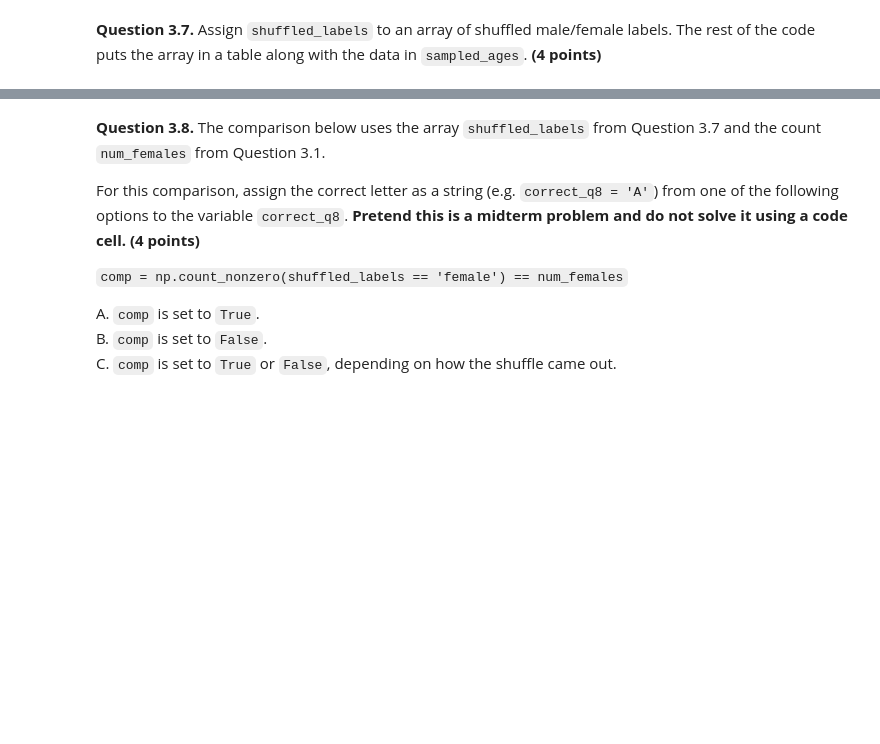
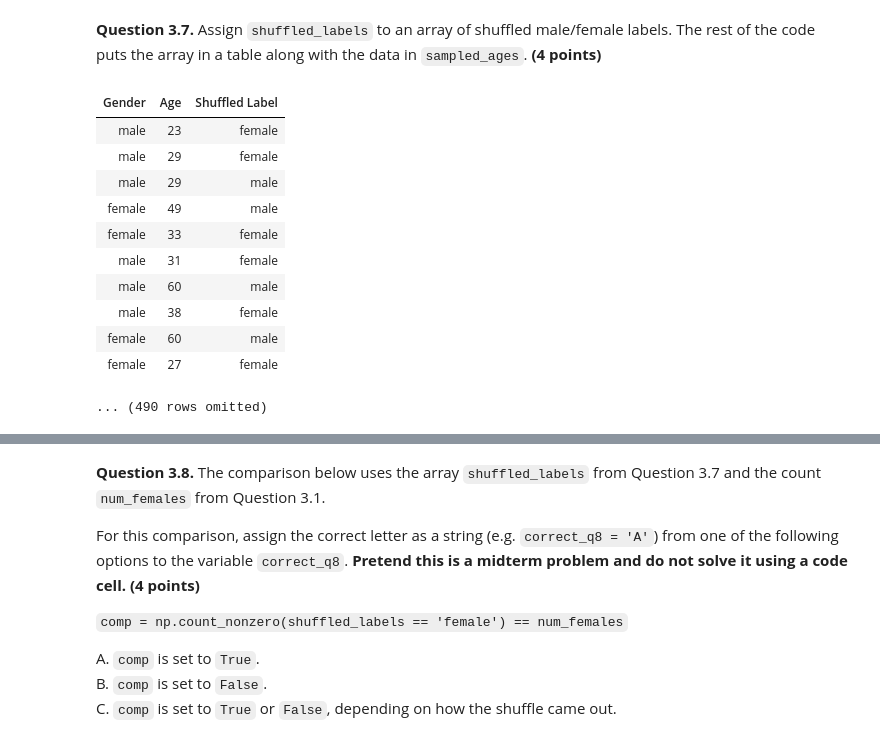
Before and after one commit to YeHuodeShenMing/DS-8, a Jupyter notebook: materials/sp23/hw/hw07/hw07.ipynb, the cells around one changed output, grey strips where cells are left out. Drawn from its saved outputs; the diff is of its cells as text; code cells hidden in the pictures; blank space fills up the shorter version.

```diff
--- a/materials/sp23/hw/hw07/hw07.ipynb
+++ b/materials/sp23/hw/hw07/hw07.ipynb
@@ -555,8 +586,21 @@ points:
  - 1
 -->
 # %%
-shuffled_labels = ...
+shuffled_labels = sampled_ages.sample(with_replacement=False).column(0)
 original_with_shuffled_labels = sampled_ages.with_columns('Shuffled Label', shuffled_labels)
 original_with_shuffled_labels
+# %% [output]
+| Gender | Age | Shuffled Label |
+| male | 23 | female |
+| male | 29 | female |
+| male | 29 | male |
+| female | 49 | male |
+| female | 33 | female |
+| male | 31 | female |
+| male | 60 | male |
+| male | 38 | female |
+| female | 60 | male |
+| female | 27 | female |
+... (490 rows omitted)
 # %%
 grader.check("q3_7")
```
Also changed, not shown: parts of 49 cells of this notebook, 1 other file.
